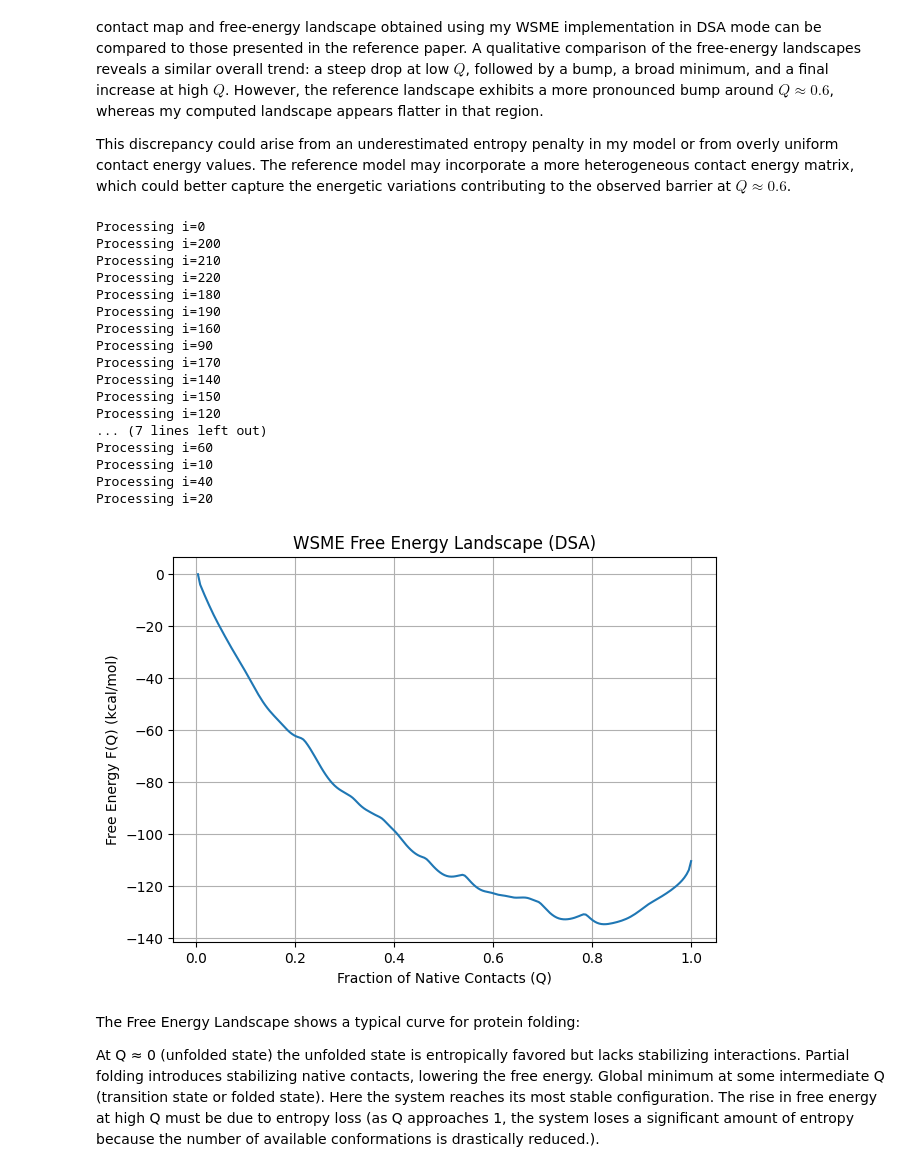
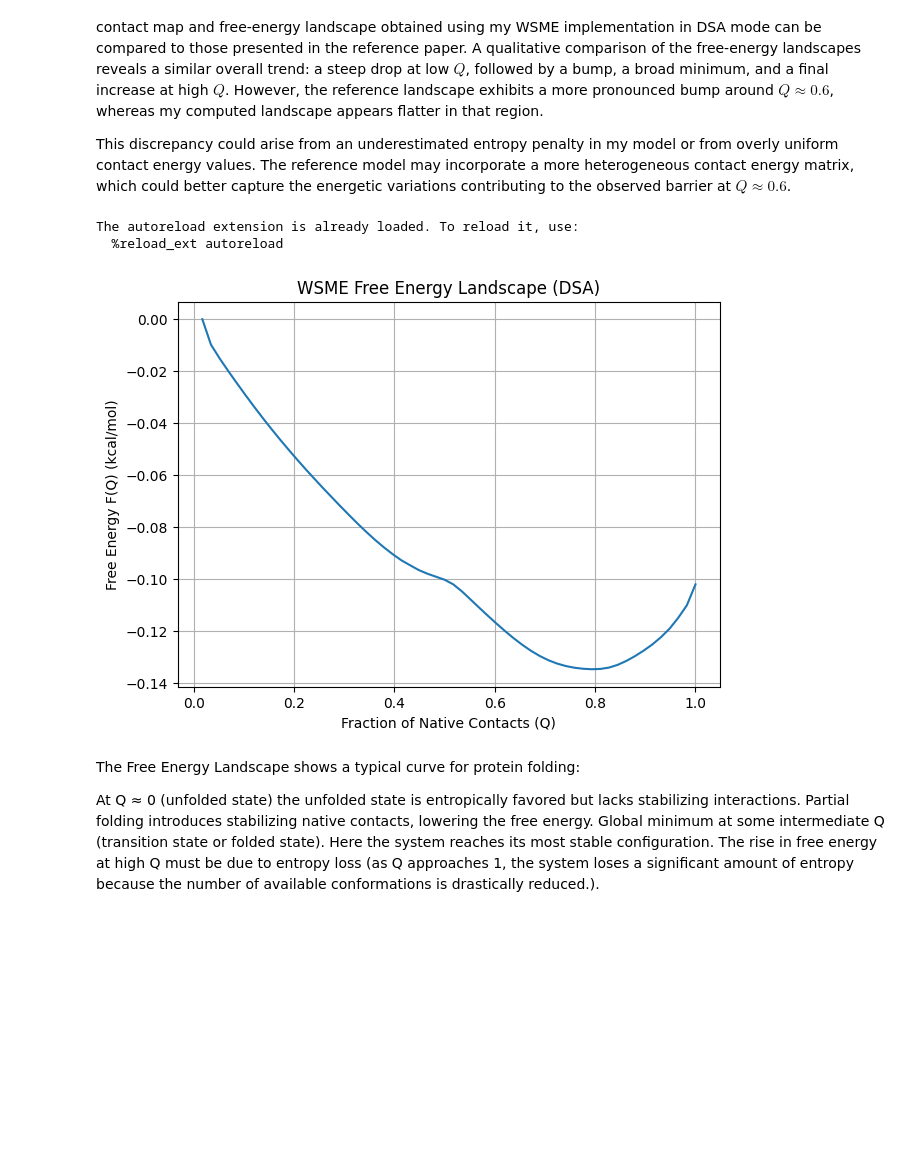
Before and after one commit to aleromualdi/WSME-ts, a Jupyter notebook: single-point-mutants.ipynb, the cells around one changed output. Cells and saved outputs as stored; diff of their text form; code cells hidden in the pictures; blank space fills up the shorter version.

```diff
--- a/single-point-mutants.ipynb
+++ b/single-point-mutants.ipynb
@@ -42,55 +42,43 @@ This discrepancy could arise from an underestimated entropy penalty in my model
 %load_ext autoreload
 %autoreload 2
 
 from Bio import PDB
 import matplotlib.pyplot as plt
 from src.utils import extract_C_alpha, compute_contact_map
-from src.wsme import compute_partition_function_Q_SSA, compute_partition_function_Q_DSA, compute_free_energy
+from src.wsme import (
+    compute_partition_function_Q_SSA,
+    compute_partition_function_Q_DSA,
+    compute_free_energy)
 
 DATA_DIR = 'data'
 
 parser = PDB.PDBParser(QUIET=True)
-# structure = parser.get_structure("Protein", "data/7urj.pdb")
-structure = parser.get_structure("Protein", "data/wt.pdb")
+structure = parser.get_structure("Protein", "data/7urj.pdb")
+# structure = parser.get_structure("Protein", "data/wt.pdb")
 
 coords, residues = extract_C_alpha(structure)
 contact_map = compute_contact_map(coords, cutoff=6.0)
 
 # plt.imshow(contact_map, cmap="gray_r", origin="upper")
 # plt.colorbar(label="Contact (1 = Contact, 0 = No Contact)")
 # plt.xlabel("Residue Index")
 # plt.ylabel("Residue Index")
 # plt.show()
 
 Z_Q = compute_partition_function_Q_DSA(contact_map, entropy_penalty=-4./1000, contact_energy = -1.)
-Q, F = compute_free_energy(Z_Q, temperature=310)
+Q, F = compute_free_energy(Z_Q, temperature=1)
 
 plt.figure(figsize=(7,5))
 plt.plot(Q, F)
 plt.xlabel("Fraction of Native Contacts (Q)")
 plt.ylabel("Free Energy F(Q) (kcal/mol)")
 plt.title("WSME Free Energy Landscape (DSA)")
 plt.grid()
 # plt.show()
 # %% [output]
-Processing i=0
-Processing i=200
-Processing i=210
-Processing i=220
-Processing i=180
-Processing i=190
-Processing i=160
-Processing i=90
-Processing i=170
-Processing i=140
-Processing i=150
-Processing i=120
-... (7 lines left out)
-Processing i=60
-Processing i=10
-Processing i=40
-Processing i=20
+The autoreload extension is already loaded. To reload it, use:
+  %reload_ext autoreload
-[figure, old version]
+[figure, new version]
 # %% [markdown]
 The Free Energy Landscape shows a typical curve for protein folding:
 
```
Also changed, not shown: parts of 6 cells of this notebook, 3 other files.
